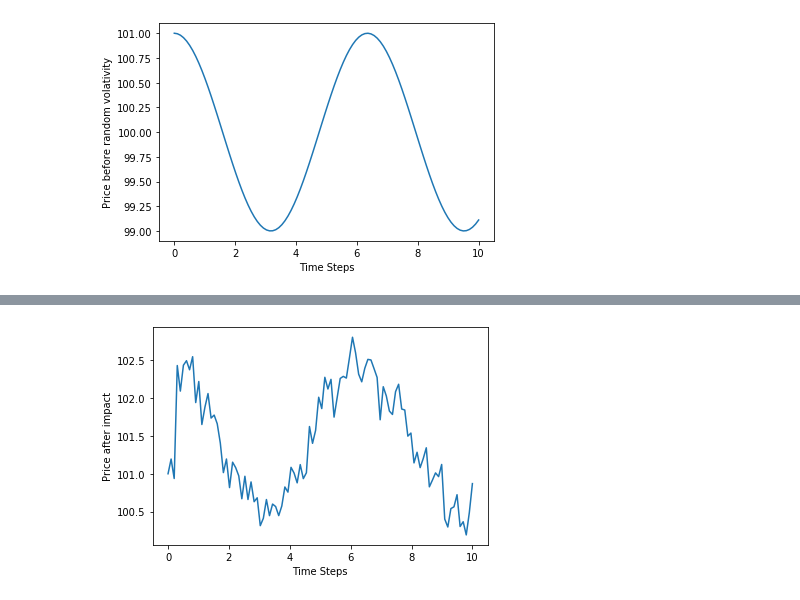
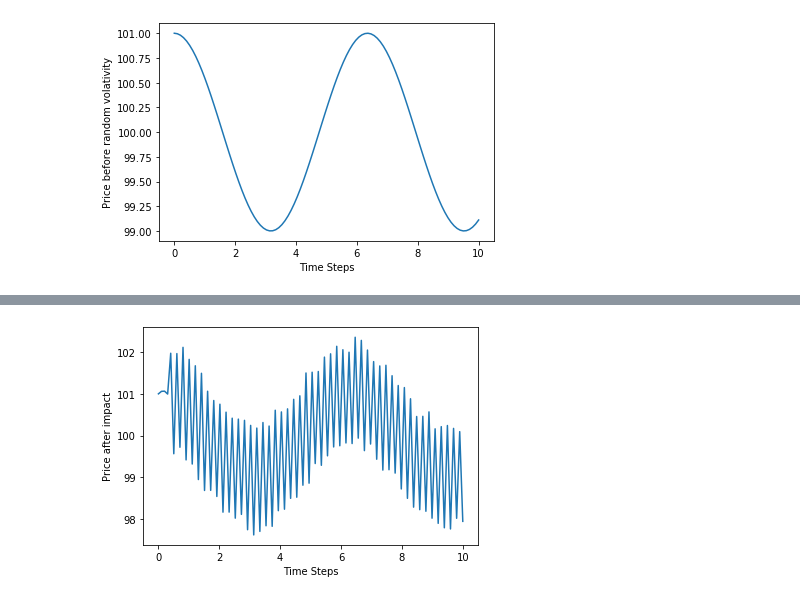
Before and after one commit to khanhnguyen15/Market-Simulation, a Jupyter notebook: Market-Simulation.ipynb, the cells around one changed output, grey strips where cells are left out. Cells and saved outputs as stored; diff of their text form; code cells hidden in the pictures.

Commit message:
Adding leverage to trend follower

```diff
--- a/Market-Simulation.ipynb
+++ b/Market-Simulation.ipynb
@@ -107,35 +131,35 @@ plt.show()
 traders[:] = []
 traders
 
-for i in range(10):
-    traders.append(MeanAversion(X))
+for i in range(1):
+    traders.append(TrendFollower(X, cash))
 # %%
 # impact
 def permanent_impact(n, gamma):
     return gamma * n
 
 def temporary_impact(n, epsilon, eta):
     return epsilon * np.sign(n) + eta * n
 
 gamma = 0.1
 epsilon = 0.1
 eta = 0.1
 
 # market price with a random trader and a trend follower
 S_temp = S.copy()
 
 n = np.zeros(np.shape(X))
 step = 0
 for i in range(N):
     step = step + 1
     for trader in traders:
         trader.trade(S_temp, i)
         n[i] += trader.show_stock()[i] - trader.show_stock()[i - 1]
-    S_temp[i] = S_temp[i] + permanent_impact(n[i], gamma)
+    S_temp[i] = S_temp[i] - permanent_impact(n[i], gamma)
 
 plt.plot(t, S_temp)
 plt.xlabel('Time Steps')
 plt.ylabel('Price after impact')
 plt.show()
 # %% [output]
-[figure, old version]
+[figure, new version]
```
Also changed, not shown: parts of 11 cells of this notebook.
